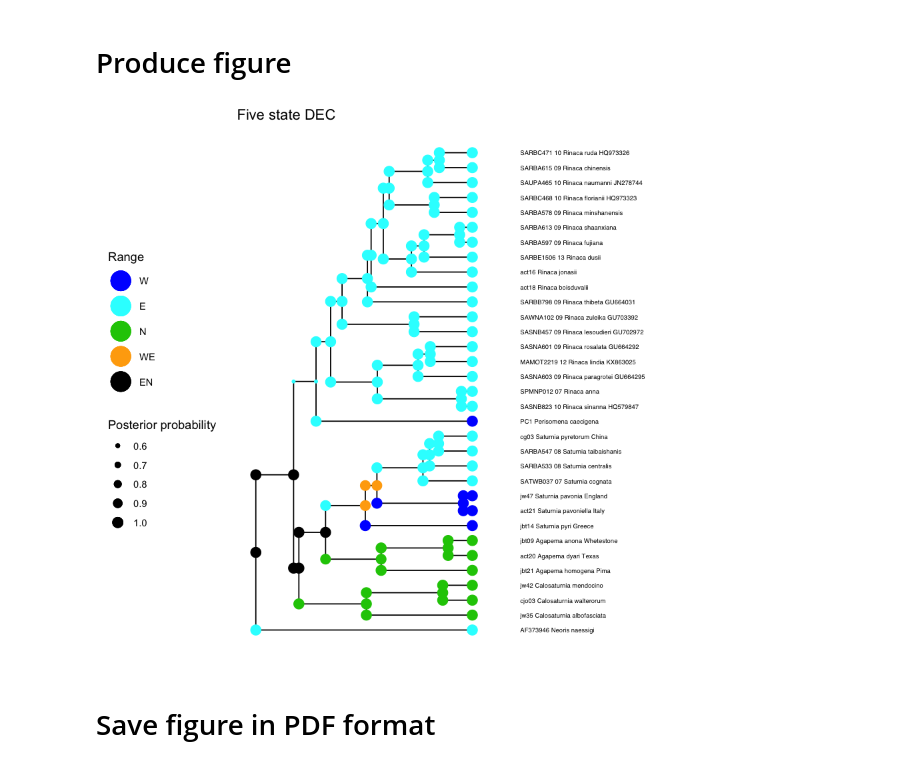
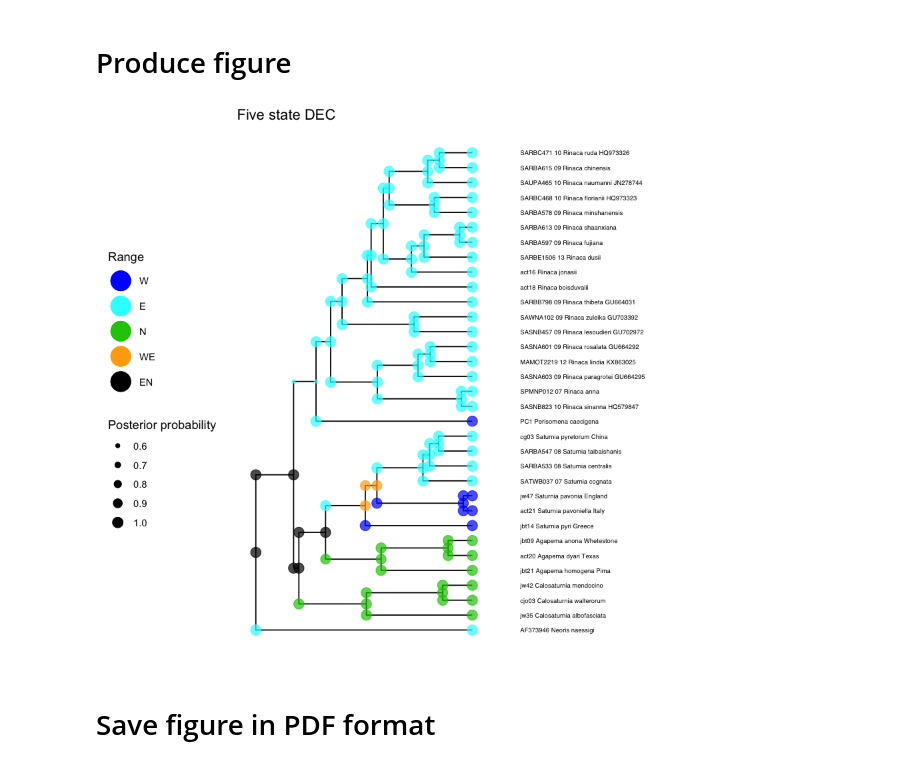
Before and after one commit to cdoorenweerd/Rubinoff_etal_UH_Systematics_class, a Jupyter notebook: 20191008_revbayes_biogeography/RevBayes_figures.ipynb, the cells around one changed output. Saved outputs shown, nothing was run; the diff lists cells and outputs as text; code cells hidden in the pictures.

Commit message:
nicer figure

```diff
--- a/20191008_revbayes_biogeography/RevBayes_figures.ipynb
+++ b/20191008_revbayes_biogeography/RevBayes_figures.ipynb
@@ -54,35 +54,35 @@ range_labels = sapply(state_descriptions$range[2:nrow(state_descriptions)],
         present = as.vector(gregexpr(pattern="1", x)[[1]])
         paste( area_names[present], collapse="")
     })
 
 state_labels = range_labels
 names(state_labels) = as.character(1:(nrow(state_descriptions)-1))
 
 # generate colors for ranges
 range_color_list = read.csv(color_fn, header=T, sep=",",
                             na.string="QQ", colClasses="character")
 range_colors = range_color_list$color[ match(range_labels, range_color_list$range) ]
 
 # plot ranges
 pp = plot_ancestral_states(tree_file=tree_fn,
                       title="Five state DEC",
                       tree_layout="rectangular",
                       include_start_states=TRUE,
                       shoulder_label_size=0,
                       summary_statistic="MAPRange",
                       state_labels=state_labels,
                       state_colors=range_colors,
                       tip_node_size=4,
                       node_label_size=2,
                       node_size_range=c(1,4),
                       tip_label_size=2,
-                      alpha=1,
+                      alpha=.7,
                       show_posterior_legend=TRUE,
                       show_tree_scale=TRUE)
 
 pp
 # %% [output]
-[figure, old version]
+[figure, new version]
 # %% [markdown]
 # Save figure in PDF format
 # %%
```
Also changed, not shown: 3 other files.
